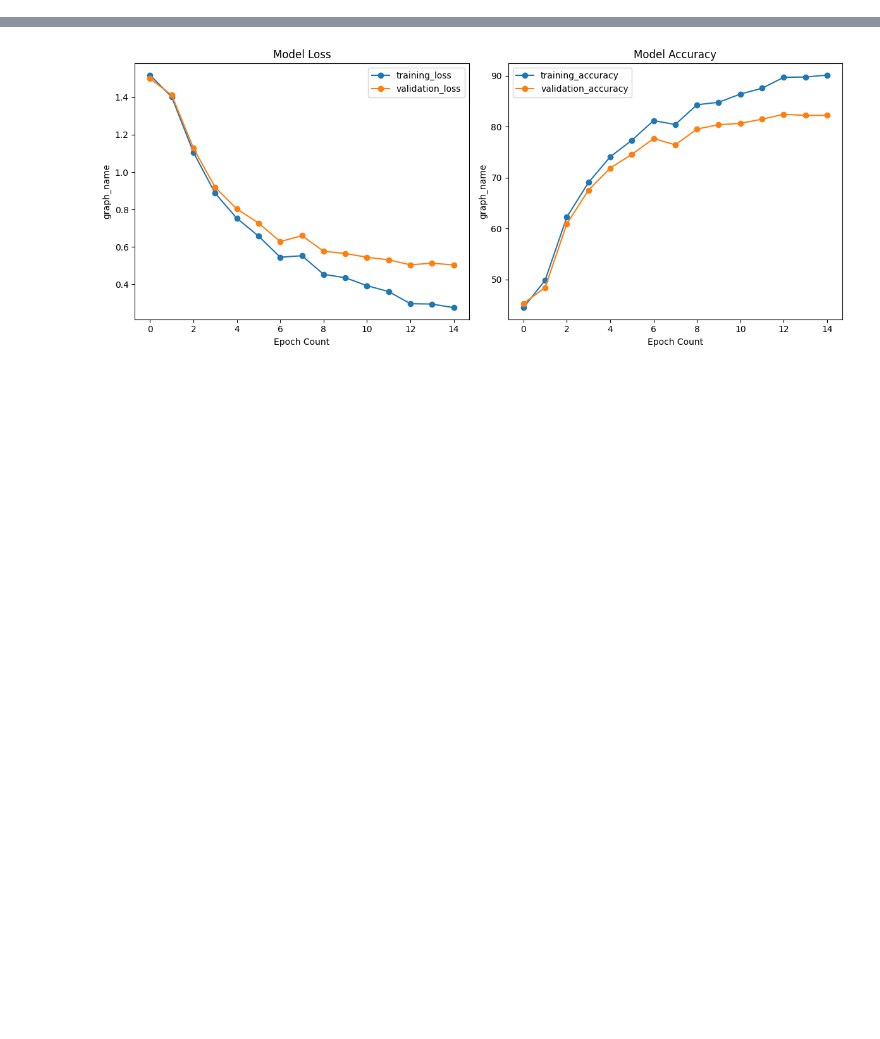
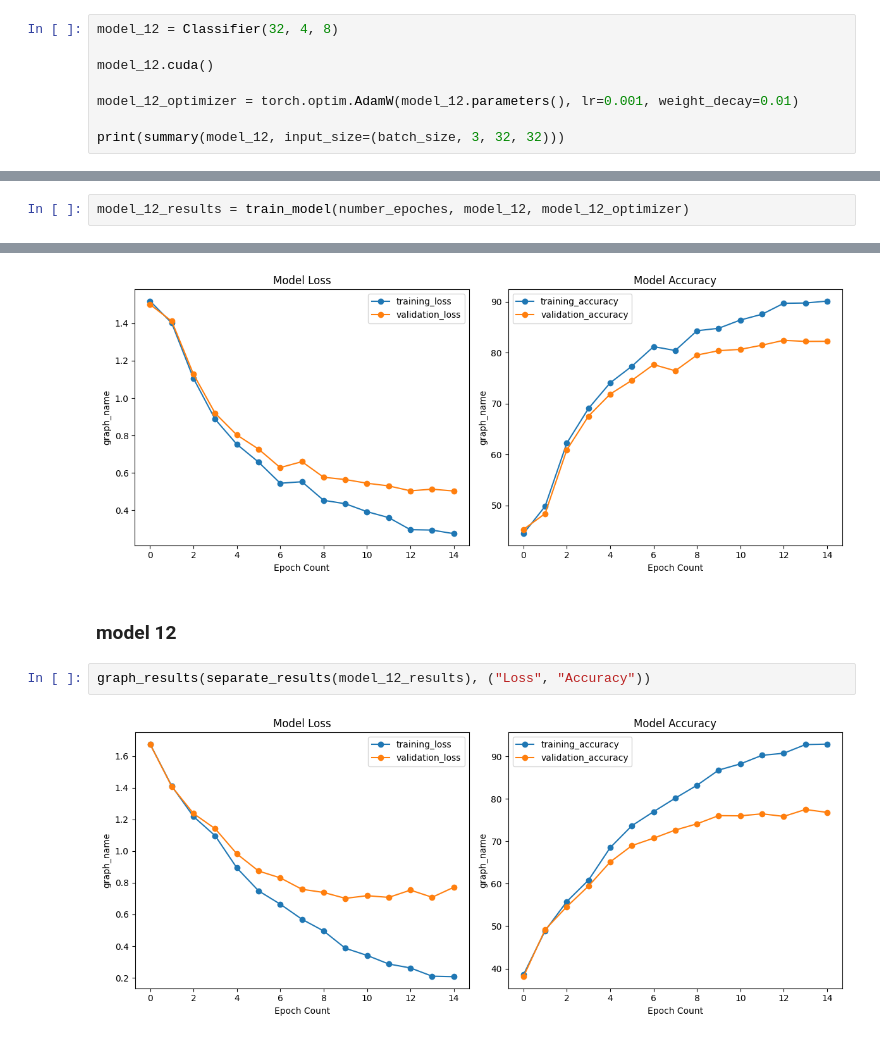
Before and after one commit to jozhw/ai-science-training-series, a Jupyter notebook: homework_responses/2024-02-26_John_Wu_03.ipynb, the cells around one changed output, grey strips where cells are left out. Cells and saved outputs as stored; diff of their text form; blank space fills up the shorter version.

Commit message:
complete: all model training

```diff
--- a/homework_responses/2024-02-26_John_Wu_03.ipynb
+++ b/homework_responses/2024-02-26_John_Wu_03.ipynb
@@ -755,0 +759,8 @@ Estimated Total Size (MB): 2942.85
+# %%
+model_12 = Classifier(32, 4, 8)
+
+model_12.cuda()
+
+model_12_optimizer = torch.optim.AdamW(model_12.parameters(), lr=0.001, weight_decay=0.01)
+
+print(summary(model_12, input_size=(batch_size, 3, 32, 32)))
@@ -951,0 +1012,2 @@ Epoch 5: validation loss: 0.728, accuracy: 74.545
+# %%
+model_12_results = train_model(number_epoches, model_12, model_12_optimizer)
@@ -1016,3 +1110,9 @@ graph_results(separate_results(model_10_results), ("Loss", "Accuracy"))
 graph_results(separate_results(model_11_results), ("Loss", "Accuracy"))
 # %% [output]
 [figure]
+# %% [markdown]
+### model 12
+# %%
+graph_results(separate_results(model_12_results), ("Loss", "Accuracy"))
+# %% [output]
+[figure, added]
```
Also changed, not shown: parts of 12 cells of this notebook.
